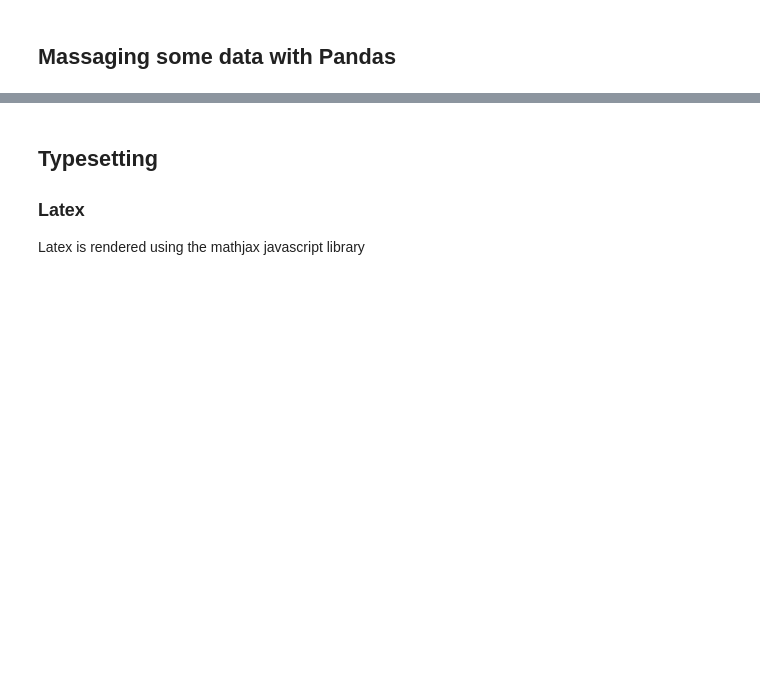
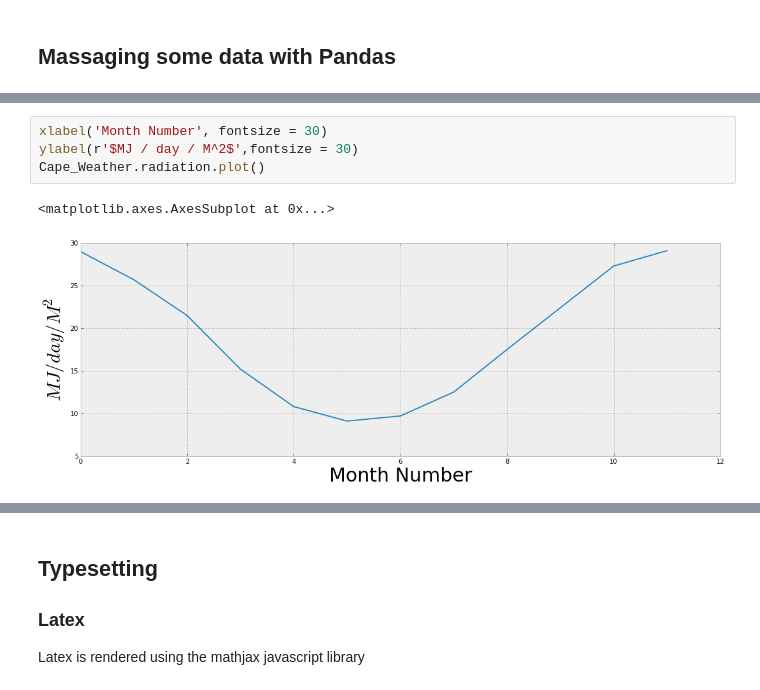
Before and after one commit to Tooblippe/IPython-Jupyter-Talk-to-Pyconza-2013, a Jupyter notebook: src/pycon13_ipython.ipynb, the cells around one changed output, grey strips where cells are left out. Drawn from its saved outputs; the diff is of its cells as text; blank space fills up the shorter version.

```diff
--- a/src/pycon13_ipython.ipynb
+++ b/src/pycon13_ipython.ipynb
@@ -379,0 +440,7 @@ ax.text(0.65, 0.1, r"$y=x^3$", fontsize=60, color="green");
+# %%
+xlabel('Month Number', fontsize = 30)
+ylabel(r'$MJ / day / M^2$',fontsize = 30)
+Cape_Weather.radiation.plot()
+# %% [output]
+<matplotlib.axes.AxesSubplot at 0x...>
+[figure, added]
```
Also changed, not shown: parts of 31 cells of this notebook, 5 other files.
